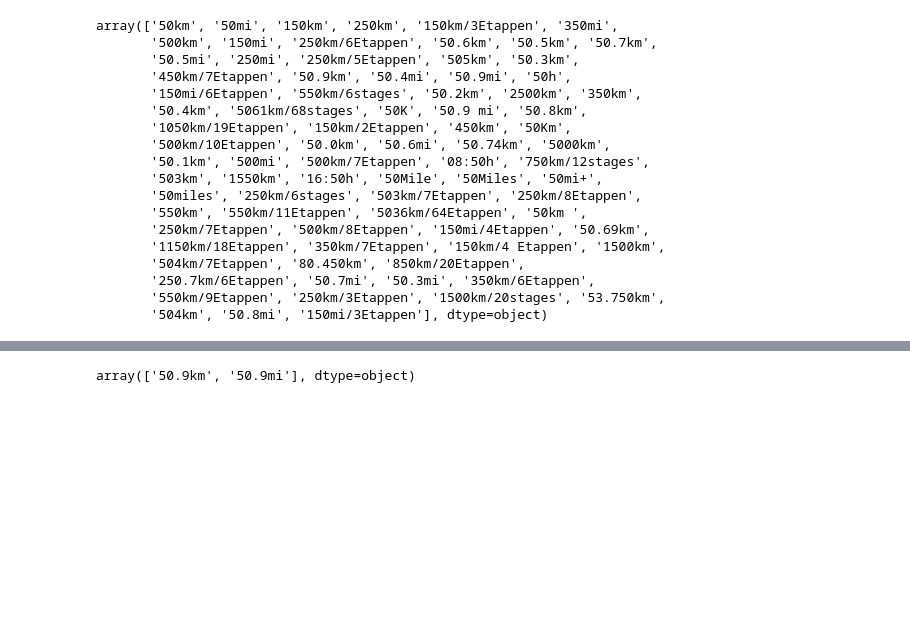
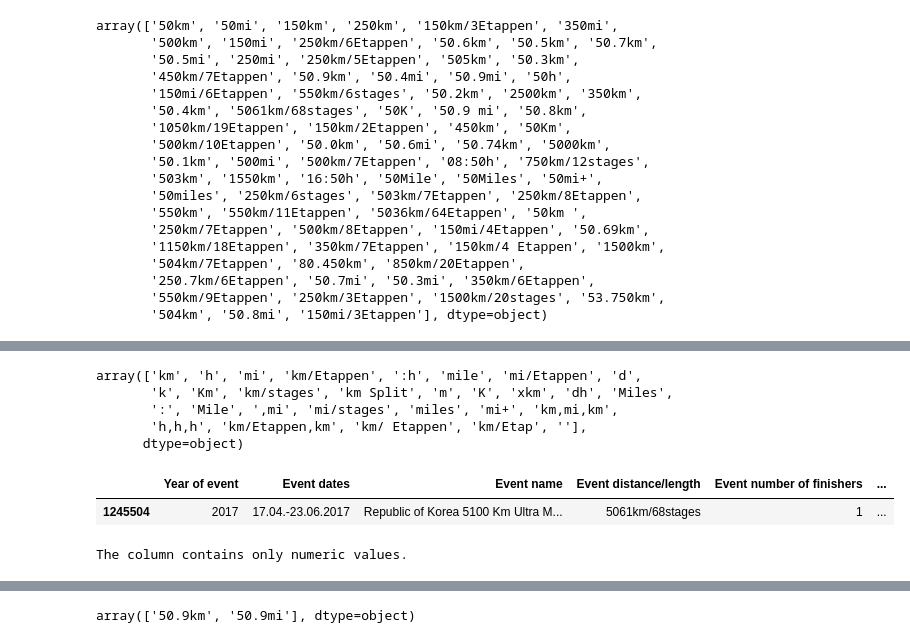
Before and after one commit to OlesiaNZ/python_running_data_analysis, a Jupyter notebook: analysis-the-big-dataset-of-ultra-marathon-running.ipynb, the cells around one changed output, grey strips where cells are left out. Saved outputs shown, nothing was run; the diff lists cells and outputs as text; code cells hidden in the pictures; blank space fills up the shorter version.

Commit message:
Kaggle Notebook | Analysis the big dataset of ultra-marathon running | Version 7

```diff
--- a/analysis-the-big-dataset-of-ultra-marathon-running.ipynb
+++ b/analysis-the-big-dataset-of-ultra-marathon-running.ipynb
@@ -86,3 +217,28 @@ array(['50km', '50mi', '150km', '250km', '150km/3Etappen', '350mi',
+# %%
+df['Non-Numeric Event distance/length'].unique()
+# %% [output]
+array(['km', 'h', 'mi', 'km/Etappen', ':h', 'mile', 'mi/Etappen', 'd',
+       'k', 'Km', 'km/stages', 'km Split', 'm', 'K', 'xkm', 'dh', 'Miles',
+       ':', 'Mile', ',mi', 'mi/stages', 'miles', 'mi+', 'km,mi,km',
+       'h,h,h', 'km/Etappen,km', 'km/ Etappen', 'km/Etap', ''],
+      dtype=object)
+# %%
+# Check how it separated in difficulte case '5061km/68stages'
+df[df['Numeric Event distance/length'] == 5061]
+# %% [output]
+|  | Year of event | Event dates | Event name | Event distance/length | Event number of finishers | ... |
+| 1245504 | 2017 | 17.04.-23.06.2017 | Republic of Korea 5100 Km Ultra M... | 5061km/68stages | 1 | ... |
+# %%
+# Check the values inside new created column
+numeric_values = pd.to_numeric(df['Numeric Event distance/length'], errors='coerce')
+
+# Check if there are any NaN values after conversion
+if numeric_values.isnull().any():
+    print("The column contains non-numeric values.")
+else:
+    print("The column contains only numeric values.")
+# %% [output]
+The column contains only numeric values.
 # %%
 df.shape # Rows 7460142
 # %% [output]
```
Also changed, not shown: parts of 10 cells of this notebook.
